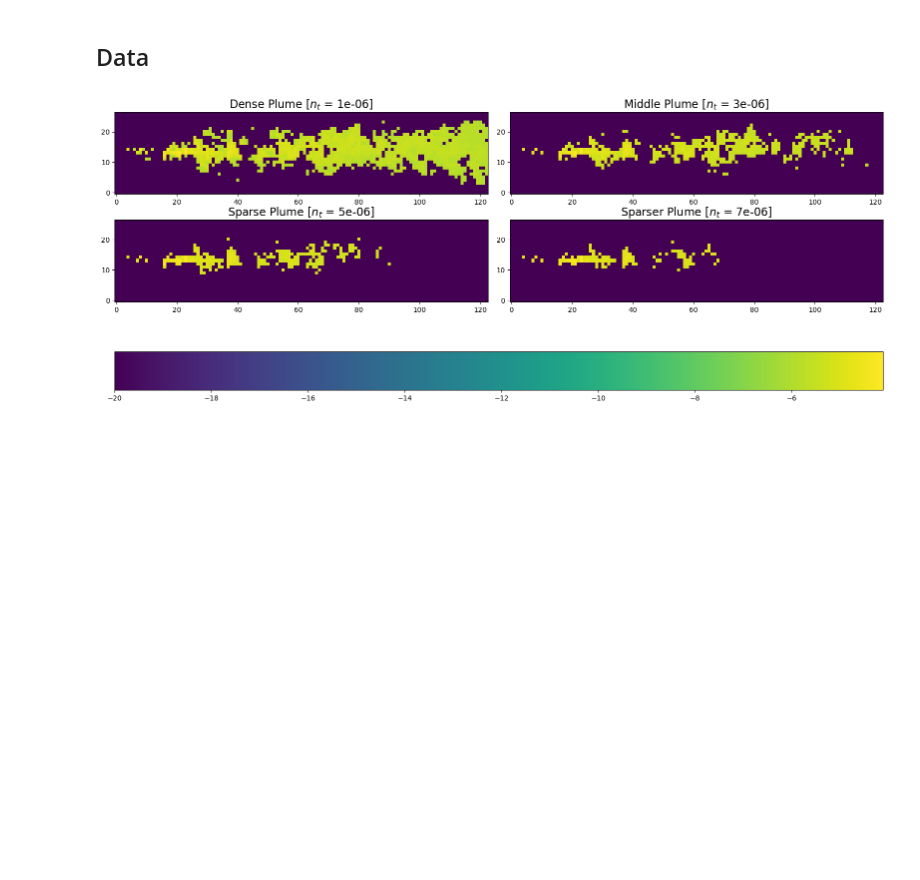
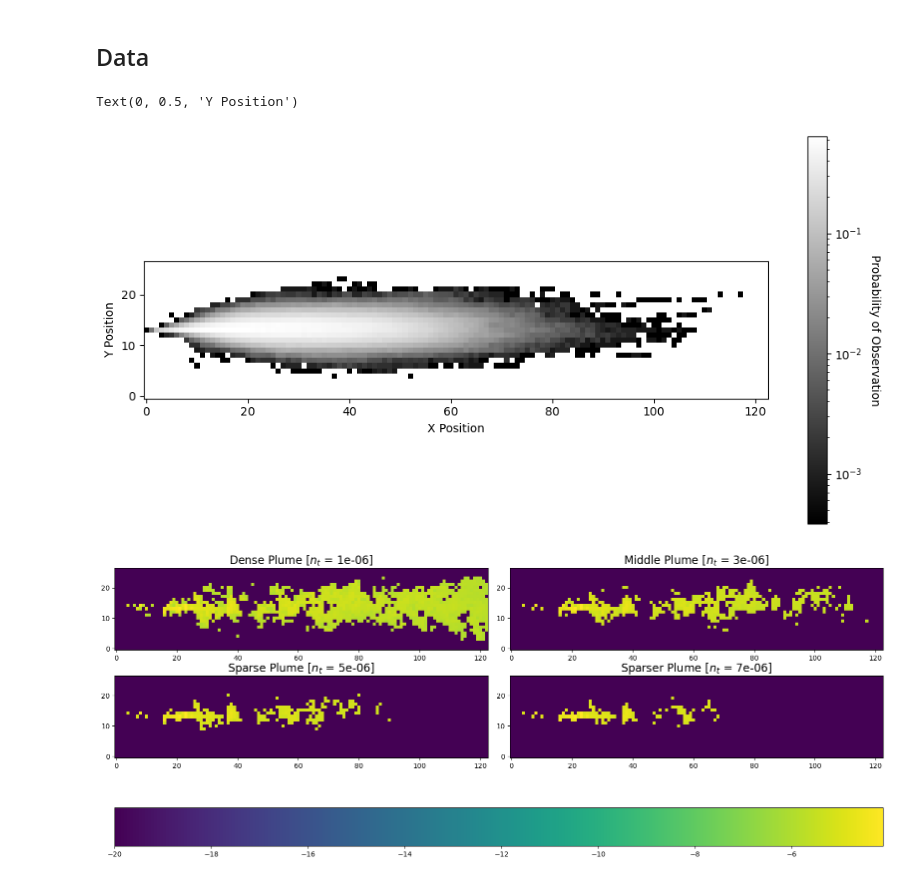
Before and after one commit to PimLb/pynav, a Jupyter notebook: notebooks/PaperFigures.ipynb, the cells around one changed output. Drawn from its saved outputs; the diff is of its cells as text; code cells hidden in the pictures; blank space fills up the shorter version.

```diff
--- a/notebooks/PaperFigures.ipynb
+++ b/notebooks/PaperFigures.ipynb
@@ -61,5 +60,28 @@ os.makedirs("./plots/two_Q/single_vs_two", exist_ok=True)
 # %% [markdown]
 ## Data
+# %%
+data = np.load("/storage/rando/data/nose_data_27_123.npy")
+
+data[data < 7e-6] = 0.0
+
+
+data[data>= 7e-6]= 1.0
+
+
+data_prob = np.mean(data, axis=0)
+
+
+fig, ax = plt.subplots(figsize=(12,6))
+im = ax.imshow(data_prob, cmap='gray', norm='log', origin='lower')
+
+
+cbar = plt.colorbar(im, ax=ax)
+cbar.set_label('Probability of Observation', rotation=270, labelpad=15)
+ax.set_xlabel('X Position')
+ax.set_ylabel('Y Position')
+# %% [output]
+Text(0, 0.5, 'Y Position')
+[figure, added]
 # %%
 data = np.load("/storage/rando/data/nose_data_27_123.npy") # replace with your data path
 noise_thresholds = [1e-6, 3e-6, 5e-6, 7e-6]
```
Also changed, not shown: parts of 7 cells of this notebook, 6 other files.
